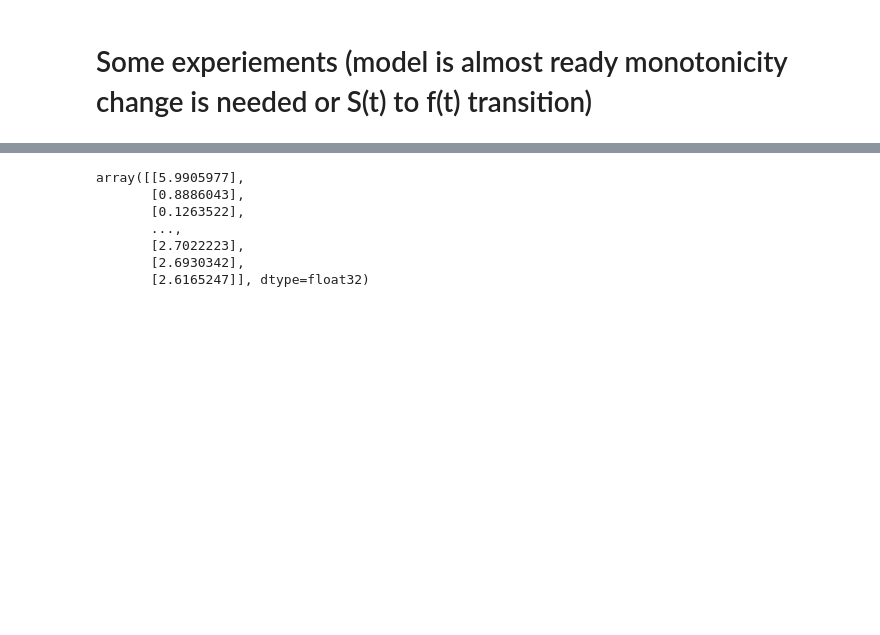
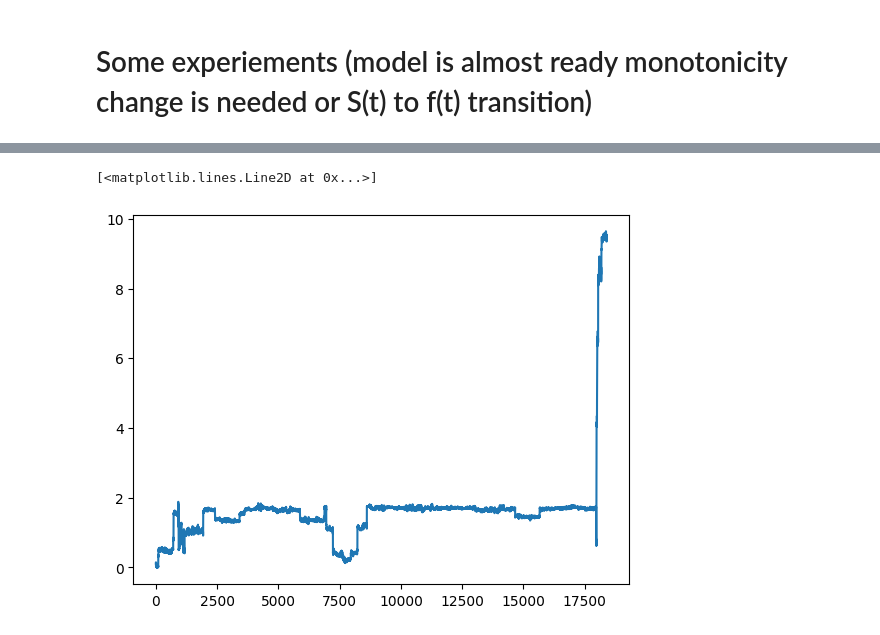
Before and after one commit to poloincognito/limit_order_book, a Jupyter notebook: notebooks/Filltime prediction.ipynb, the cells around one changed output, grey strips where cells are left out. Drawn from its saved outputs; the diff is of its cells as text; code cells hidden in the pictures; blank space fills up the shorter version.

```diff
--- a/notebooks/Filltime prediction.ipynb
+++ b/notebooks/Filltime prediction.ipynb
@@ -346,21 +347,29 @@ class Encoder(tf.keras.layers.Layer):
         return x
 
 class SimpleDecoder(tf.keras.layers.Layer):
-    def __init__(self, num_layers=10, units_per_layer=64, activation='relu'):
+    def __init__(self, num_layers=10, units_per_layer=64, activation='relu', l1_reg=0.1, dropout_rate=0.1):
         super(SimpleDecoder, self).__init__()
         self.num_layers = num_layers
         self.units_per_layer = units_per_layer
         self.activation = activation
+        self.l1_reg = l1_reg
+        self.dropout_rate = dropout_rate
 
-        # Initialize dense layers
-        self.dense_layers = [layers.Dense(units=self.units_per_layer,
-                                          activation=self.activation)
-                             for _ in range(self.num_layers)]
+        # Initialize dense layers with L1 regularization and Dropout layers
+        self.layers = []
+        for _ in range(num_layers):
+            self.layers.append(layers.Dense(units=self.units_per_layer,
+                                            activation=self.activation,
+                                            kernel_regularizer=regularizers.l1(self.l1_reg)))
+            self.layers.append(layers.Dropout(self.dropout_rate))
 
-    def call(self, inputs):
+    def call(self, inputs, training=False):
         x = inputs
-        for layer in self.dense_layers:
-            x = layer(x)
+        for layer in self.layers:
+            if isinstance(layer, layers.Dropout):
+                x = layer(x, training=training)  # Only apply dropout during training
+            else:
+                x = layer(x)
         return x
 
 def create_encoder(input_shape, d_model, num_heads, dilation_rate):
@@ -422,5 +431,5 @@ Epoch 22/100
 # %%
 Y_pred = model.predict(X)
 
-Y_pred
+plt.plot(Y_pred)
 # %% [output]
@@ -428,10 +437,5 @@ Y_pred
-array([[5.9905977],
-       [0.8886043],
-       [0.1263522],
-       ...,
-       [2.7022223],
-       [2.6930342],
-       [2.6165247]], dtype=float32)
+[<matplotlib.lines.Line2D at 0x...>]
+[figure, added]
 # %%
 # Define model parameters
 input_shape = (N+1, 23)
```
Also changed, not shown: parts of 20 cells of this notebook.
